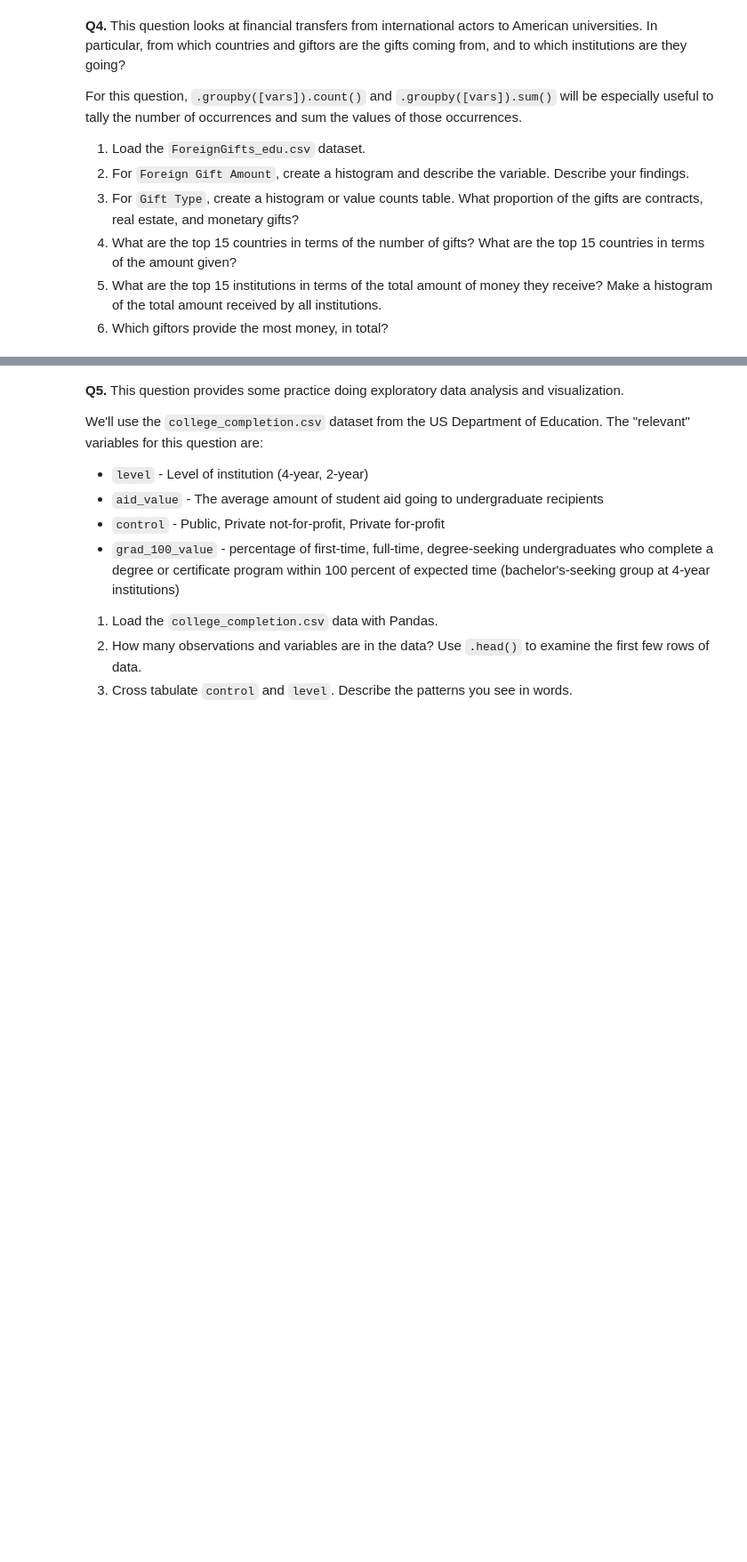
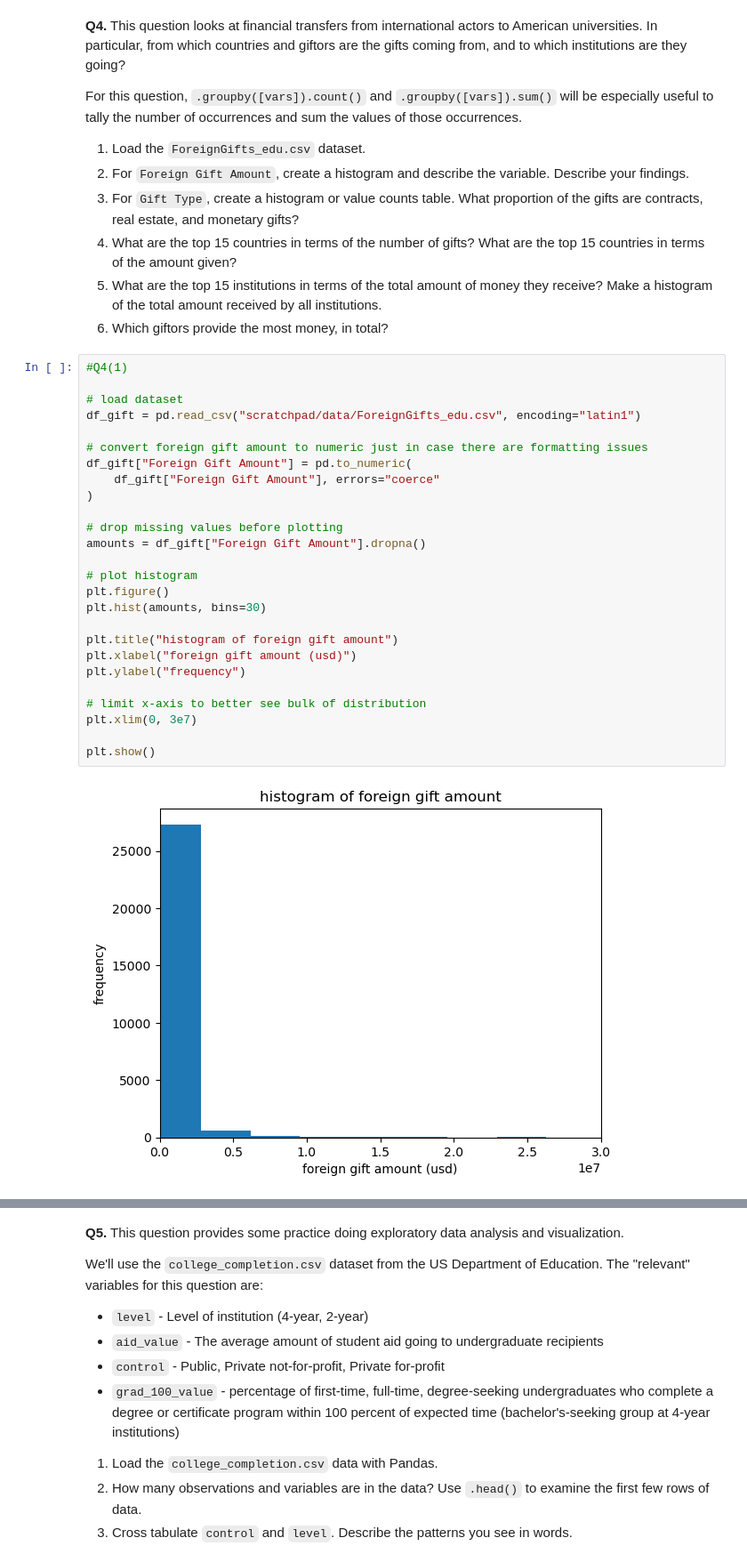
Before and after one commit to romancgilbert/EDA_ML_1, a Jupyter notebook: 01_assignment_wrangling_and_eda_.ipynb, the cells around one changed output, grey strips where cells are left out. Shown at 89% size. Cells and saved outputs as stored; diff of their text form; blank space fills up the shorter version.

```diff
--- a/01_assignment_wrangling_and_eda_.ipynb
+++ b/01_assignment_wrangling_and_eda_.ipynb
@@ -191,3 +348,31 @@ For this question, `.groupby([vars]).count()` and `.groupby([vars]).sum()` will
 4. What are the top 15 countries in terms of the number of gifts? What are the top 15 countries in terms of the amount given?
 5. What are the top 15 institutions in terms of the total amount of money they receive? Make a histogram of the total amount received by all institutions.
 6. Which giftors provide the most money, in total?
+# %%
+#Q4(1)
+
+# load dataset
+df_gift = pd.read_csv("scratchpad/data/ForeignGifts_edu.csv", encoding="latin1")
+
+# convert foreign gift amount to numeric just in case there are formatting issues
+df_gift["Foreign Gift Amount"] = pd.to_numeric(
+    df_gift["Foreign Gift Amount"], errors="coerce"
+)
+
+# drop missing values before plotting
+amounts = df_gift["Foreign Gift Amount"].dropna()
+
+# plot histogram
+plt.figure()
+plt.hist(amounts, bins=30)
+
+plt.title("histogram of foreign gift amount")
+plt.xlabel("foreign gift amount (usd)")
+plt.ylabel("frequency")
+
+# limit x-axis to better see bulk of distribution
+plt.xlim(0, 3e7)
+
+plt.show()
+# %% [output]
+[figure, added]
```
Also changed, not shown: parts of 40 cells of this notebook.
